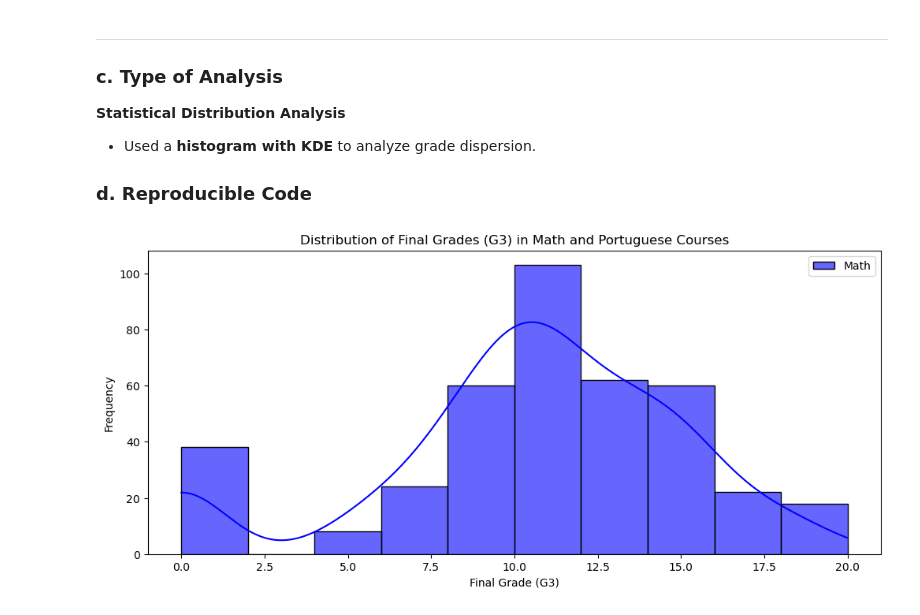
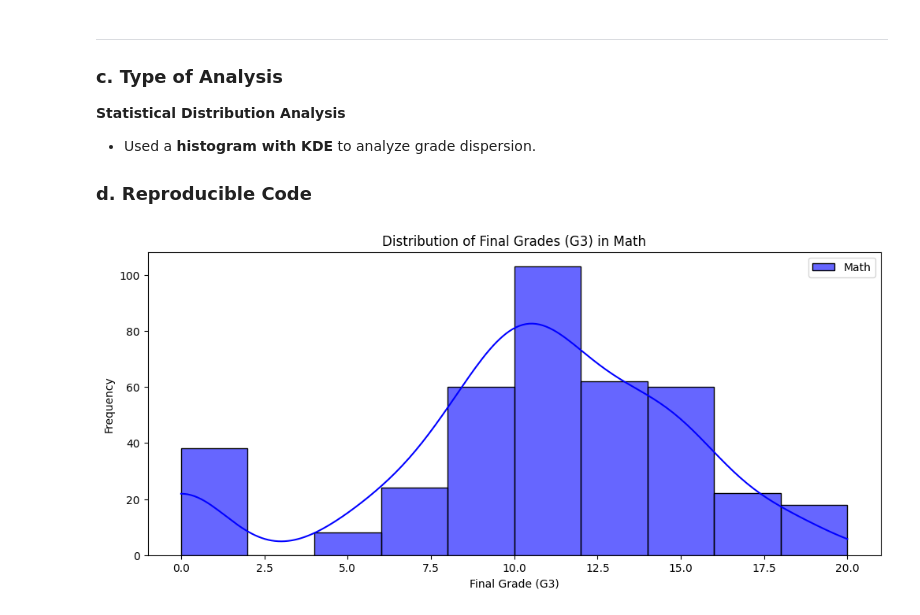
Before and after one commit to royruik/CSI4142_Assignments, a Jupyter notebook: A1_Jupyter_Analysis.ipynb, the cells around one changed output. Drawn from its saved outputs; the diff is of its cells as text; code cells hidden in the pictures.

```diff
--- a/A1_Jupyter_Analysis.ipynb
+++ b/A1_Jupyter_Analysis.ipynb
@@ -218,19 +208,19 @@ KDE curve highlights trends.
 # %%
 plt.figure(figsize=(12,5))
 
 # Plot histogram for Math Grades (G3)
 sns.histplot(student_mat["G3"], bins=10, kde=True, color="blue", label="Math", alpha=0.6)
 
 # Plot histogram for Portuguese Grades (G3)
 # sns.histplot(student_por["G3"], bins=10, kde=True, color="red", label="Portuguese", alpha=0.6)
 
 # Labels and Title
 plt.xlabel("Final Grade (G3)")
 plt.ylabel("Frequency")
-plt.title("Distribution of Final Grades (G3) in Math and Portuguese Courses")
+plt.title("Distribution of Final Grades (G3) in Math")
 plt.legend()
 
 # Show the plot
 plt.show()
 # %% [output]
-[figure, old version]
+[figure, new version]
```
Also changed, not shown: parts of 7 cells of this notebook.
